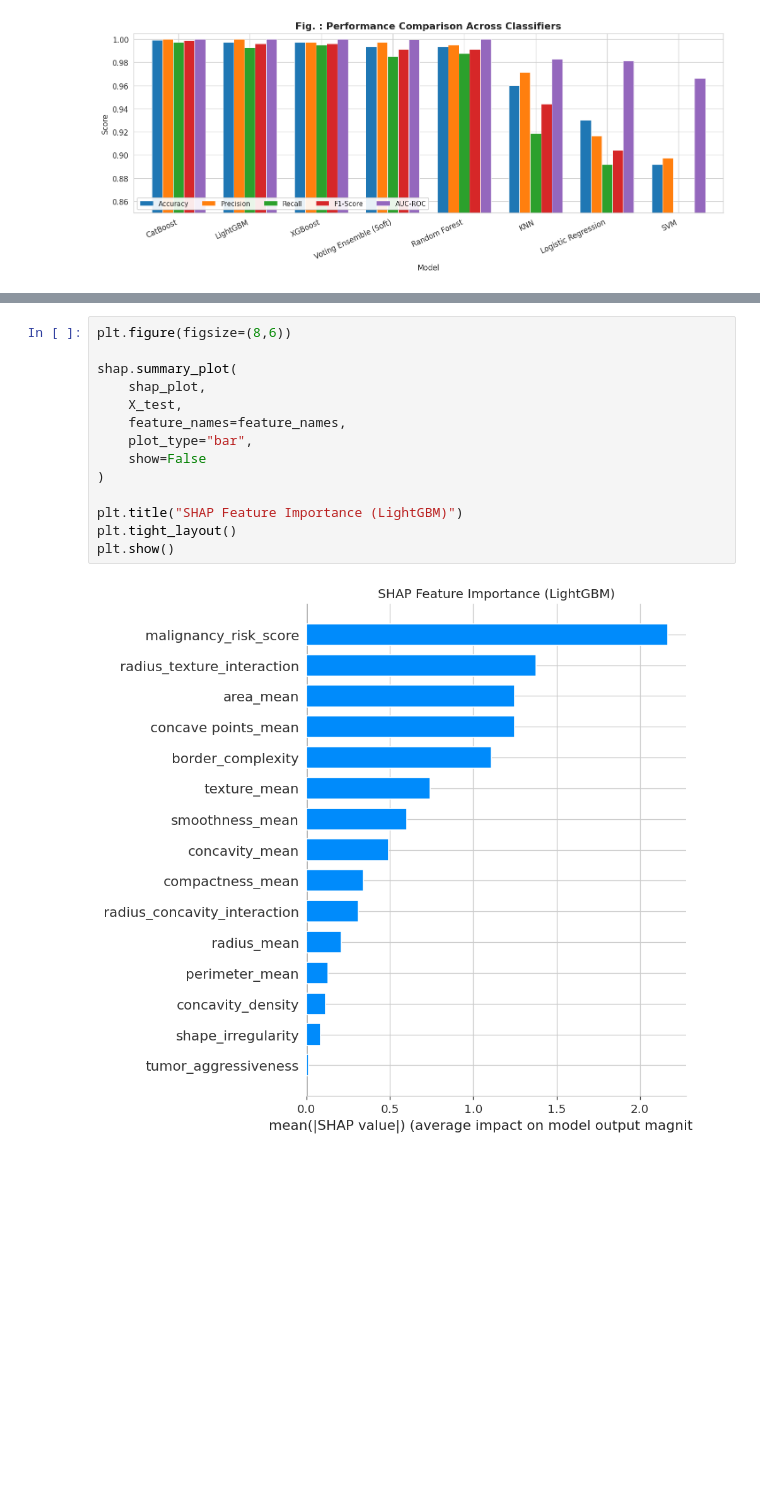
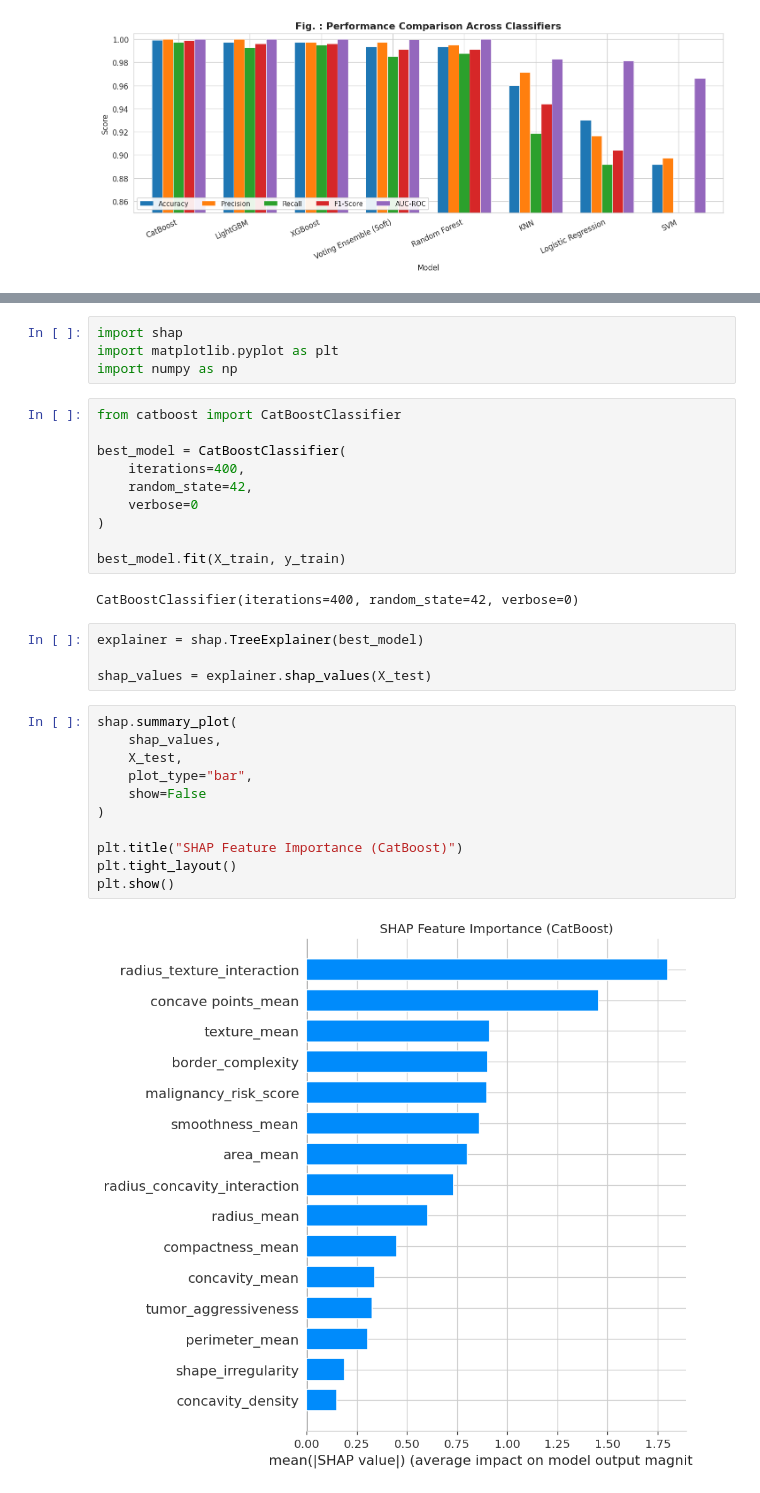
Before and after one commit to proshenjitbarua06-dot/skill-morph, a Jupyter notebook: Breast_Cancer.ipynb, the cells around one changed output, grey strips where cells are left out. Drawn from its saved outputs; the diff is of its cells as text; blank space fills up the shorter version.

```diff
--- a/Breast_Cancer.ipynb
+++ b/Breast_Cancer.ipynb
@@ -545,16 +495,33 @@ NameError: name 'feature_names' is not defined
+# %%
+import shap
+import matplotlib.pyplot as plt
+import numpy as np
+# %%
+from catboost import CatBoostClassifier
+
+best_model = CatBoostClassifier(
+    iterations=400,
+    random_state=42,
+    verbose=0
+)
+
+best_model.fit(X_train, y_train)
+# %% [output]
+CatBoostClassifier(iterations=400, random_state=42, verbose=0)
+# %%
+explainer = shap.TreeExplainer(best_model)
+
+shap_values = explainer.shap_values(X_test)
 # %%
-plt.figure(figsize=(8,6))
-
 shap.summary_plot(
-    shap_plot,
+    shap_values,
     X_test,
-    feature_names=feature_names,
     plot_type="bar",
     show=False
 )
 
-plt.title("SHAP Feature Importance (LightGBM)")
+plt.title("SHAP Feature Importance (CatBoost)")
 plt.tight_layout()
 plt.show()
 # %% [output]
-[figure, old version]
+[figure, new version]
```
Also changed, not shown: parts of 7 cells of this notebook.
